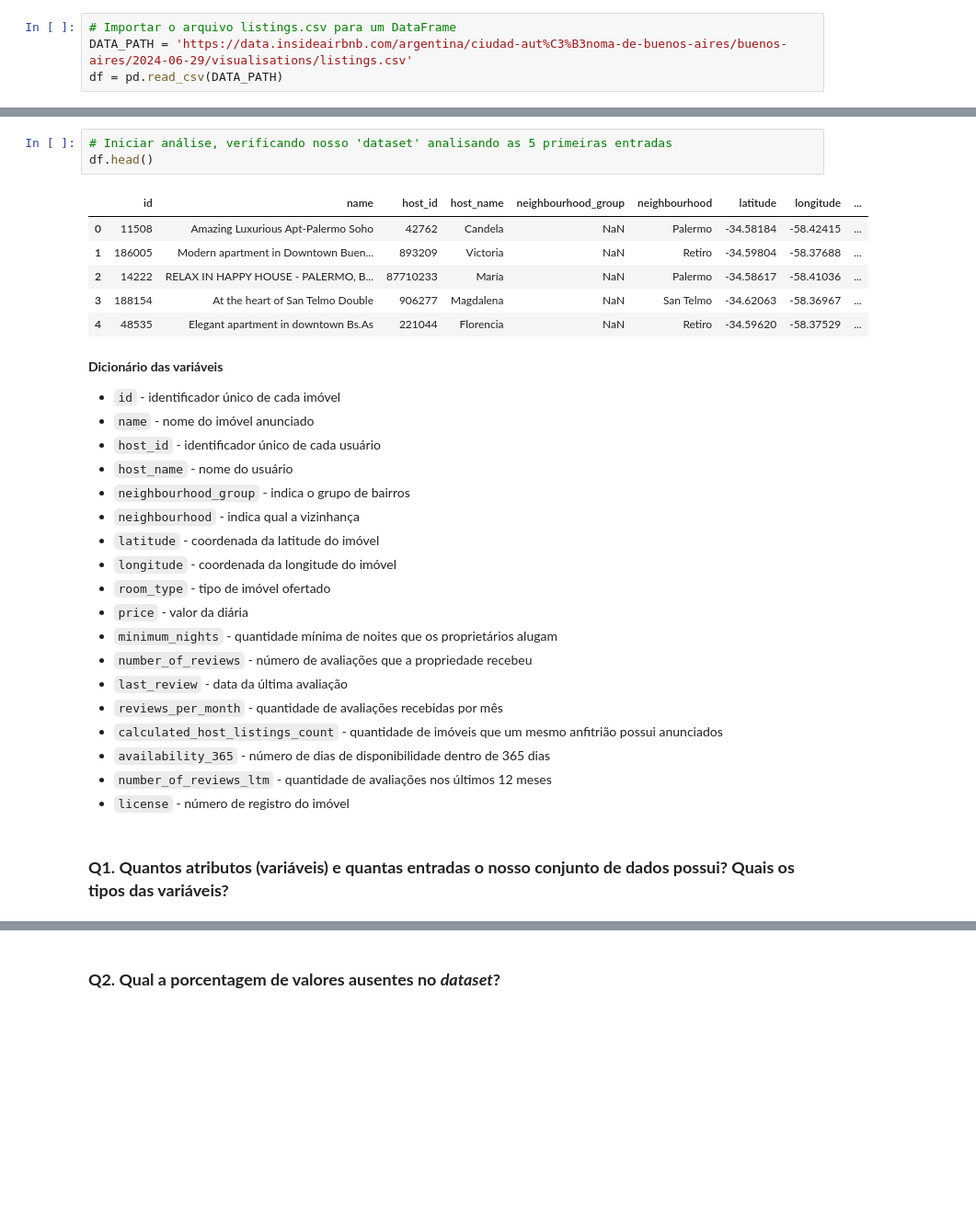
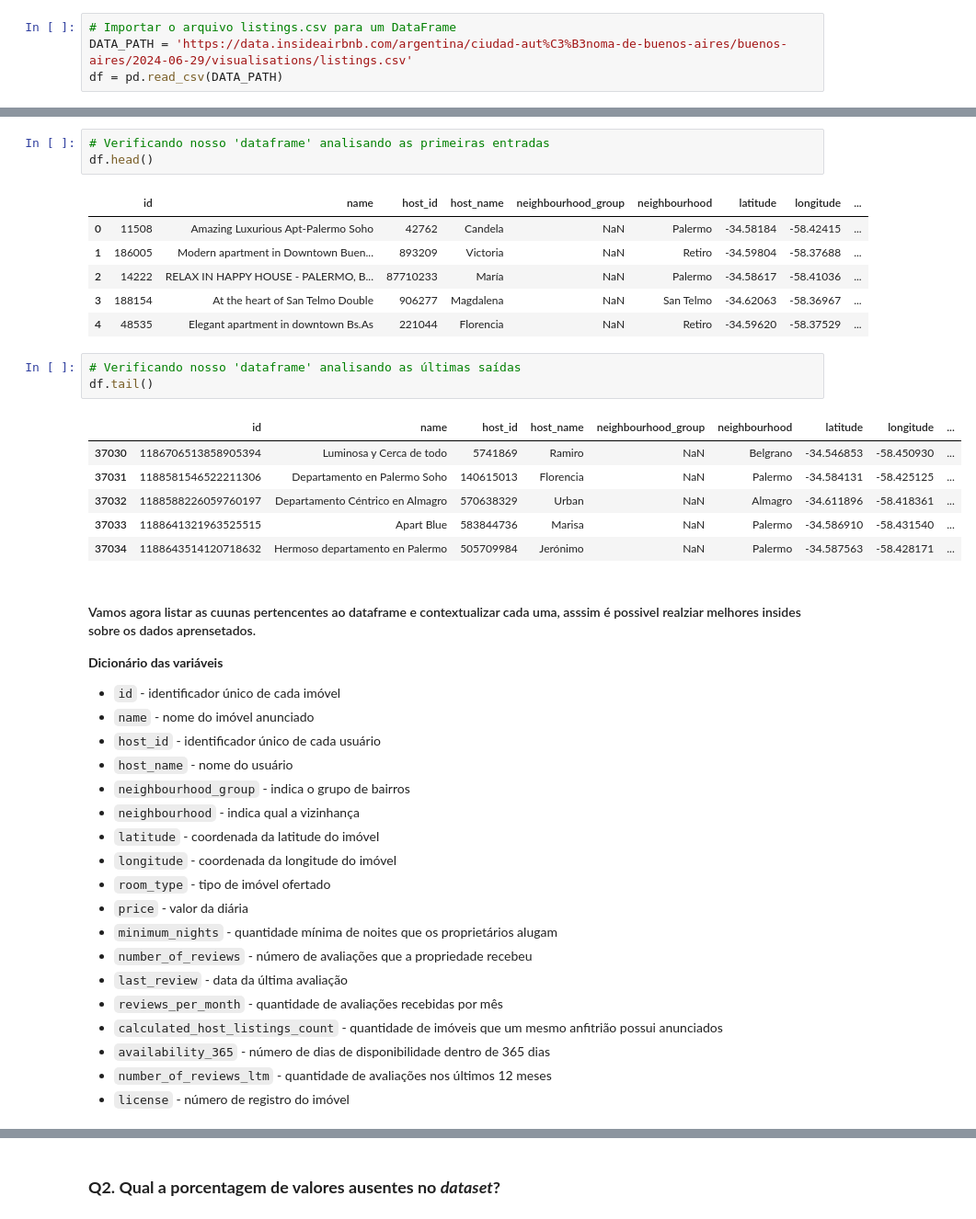
Before and after one commit to ejzandreatta/data_science_sigmoidal, a Jupyter notebook: P01_Análise dos Dados do Airbnb - Buenos Aires, Argentina.ipynb, the cells around one changed output, grey strips where cells are left out. Shown at 92% size. Saved outputs shown, nothing was run; the diff lists cells and outputs as text; blank space fills up the shorter version.

```diff
--- a/P01_Análise dos Dados do Airbnb - Buenos Aires, Argentina.ipynb
+++ b/P01_Análise dos Dados do Airbnb - Buenos Aires, Argentina.ipynb
@@ -46,5 +98,5 @@ df = pd.read_csv(DATA_PATH)
 # %%
-# Iniciar análise, verificando nosso 'dataset' analisando as 5 primeiras entradas
+# Verificando nosso 'dataframe' analisando as primeiras entradas
 df.head()
 # %% [output]
 |  | id | name | host_id | host_name | neighbourhood_group | neighbourhood | latitude | longitude | ... |
@@ -53,7 +105,19 @@ df.head()
 | 2 | 14222 | RELAX IN HAPPY HOUSE - PALERMO, B... | 87710233 | María | NaN | Palermo | -34.58617 | -58.41036 | ... |
 | 3 | 188154 | At the heart of San Telmo Double | 906277 | Magdalena | NaN | San Telmo | -34.62063 | -58.36967 | ... |
 | 4 | 48535 | Elegant apartment in downtown Bs.As | 221044 | Florencia | NaN | Retiro | -34.59620 | -58.37529 | ... |
+# %%
+# Verificando nosso 'dataframe' analisando as últimas saídas
+df.tail()
+# %% [output]
+|  | id | name | host_id | host_name | neighbourhood_group | neighbourhood | latitude | longitude | ... |
+| 37030 | 1186706513858905394 | Luminosa y Cerca de todo | 5741869 | Ramiro | NaN | Belgrano | -34.546853 | -58.450930 | ... |
+| 37031 | 1188581546522211306 | Departamento en Palermo Soho | 140615013 | Florencia | NaN | Palermo | -34.584131 | -58.425125 | ... |
+| 37032 | 1188588226059760197 | Departamento Céntrico en Almagro | 570638329 | Urban | NaN | Almagro | -34.611896 | -58.418361 | ... |
+| 37033 | 1188641321963525515 | Apart Blue | 583844736 | Marisa | NaN | Palermo | -34.586910 | -58.431540 | ... |
+| 37034 | 1188643514120718632 | Hermoso departamento en Palermo | 505709984 | Jerónimo | NaN | Palermo | -34.587563 | -58.428171 | ... |
 # %% [markdown]
+#### Vamos agora listar as cuunas pertencentes ao dataframe e contextualizar cada uma, asssim é possivel realziar melhores insides sobre os dados aprensetados.
+
 **Dicionário das variáveis**
 
 * `id` - identificador único de cada imóvel
@@ -74,5 +138,3 @@ df.head()
 * `availability_365` - número de dias de disponibilidade dentro de 365 dias
 * `number_of_reviews_ltm` - quantidade de avaliações nos últimos 12 meses
 * `license` - número de registro do imóvel
-# %% [markdown]
-### **Q1. Quantos atributos (variáveis) e quantas entradas o nosso conjunto de dados possui? Quais os tipos das variáveis?**
```
Also changed, not shown: parts of 28 cells of this notebook, 2 other files.
